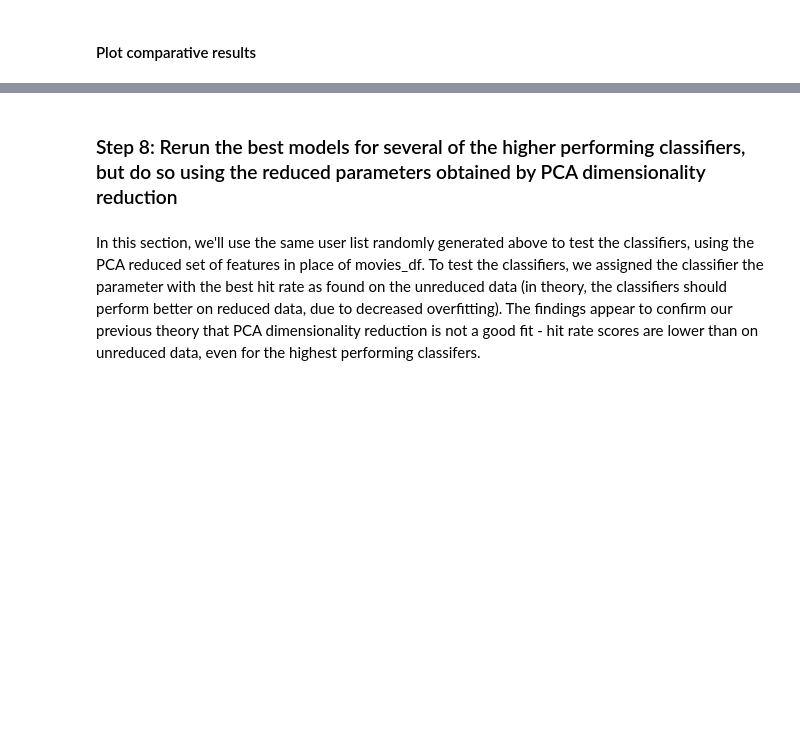
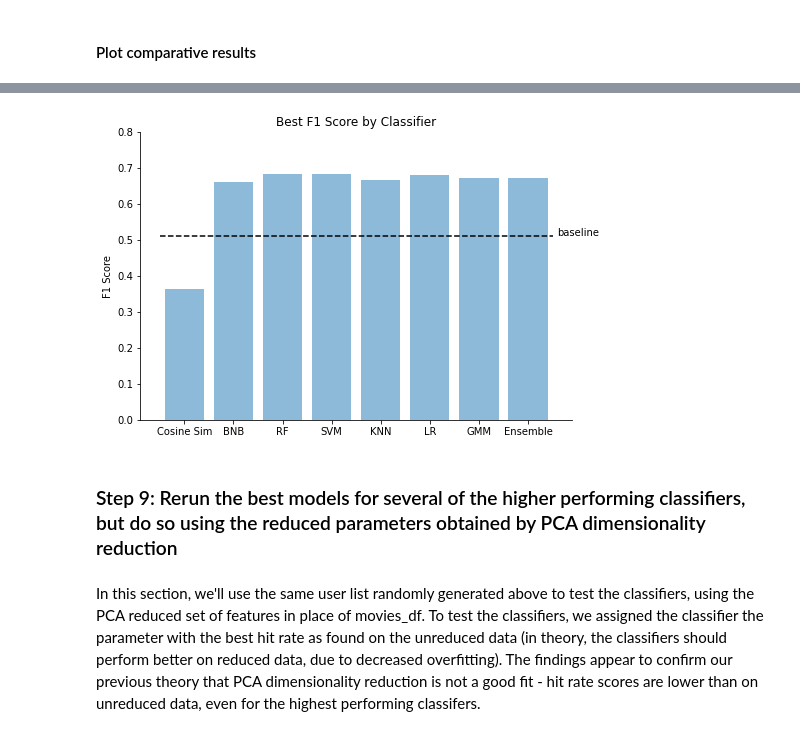
Before and after one commit to bdougall/W207_movies, a Jupyter notebook: content_based.ipynb, the cells around one changed output, grey strips where cells are left out. Cells and saved outputs as stored; diff of their text form; code cells hidden in the pictures; blank space fills up the shorter version.

```diff
--- a/content_based.ipynb
+++ b/content_based.ipynb
@@ -712,12 +831,13 @@ hit rate==0.115
 # %% [markdown]
 #### Cosine similarity
 # %%
-# compute the hit rate
-hit_rate = get_hit_rate_cosim(user_list, num_rep=movie_features_csr)
+# compute the hit rate and f1 score
+hit_rate, f1_score, novelty_score = get_hit_rate_cosim(user_list, num_rep=movie_features_csr)
 # print results
 print('Cosine similarity')
-print('hit rate=={:.3f}'.format(hit_rate))
+print('hit rate=={:.3f} f1 score=={:.3f}'.format(hit_rate, f1_score))
 # append best_score to clf_scores
-clf_scores.append(hit_rate)
+clf_hit_rate_scores.append(hit_rate)
+clf_f1_scores.append(f1_score)
 # %% [output]
 Cosine similarity
@@ -952,5 +1098,19 @@ plt.show()
+# %%
+fig = plt.figure()
+ax = fig.add_axes([0,0,1,1])
+ax.spines['top'].set_visible(False)
+ax.spines['right'].set_visible(False)
+ax.bar(clf_list[1:], clf_f1_scores[1:], alpha=0.5)
+ax.hlines(clf_f1_scores[0], xmin=-0.5, xmax=7.5, color='black', linestyles='dashed', label='baseline')
+ax.text(7.6, clf_f1_scores[0], 'baseline')
+ax.set_ylabel('F1 Score')
+ax.set_ylim(0.0, 0.8)
+ax.set_title('Best F1 Score by Classifier')
+plt.show()
+# %% [output]
+[figure, added]
 # %% [markdown]
-### Step 8: Rerun the best models for several of the higher performing classifiers, but do so using the reduced parameters obtained by PCA dimensionality reduction
+### Step 9: Rerun the best models for several of the higher performing classifiers, but do so using the reduced parameters obtained by PCA dimensionality reduction
 # %% [markdown]
 In this section, we'll use the same user list randomly generated above to test the classifiers, using the PCA reduced set of features in place of movies_df. To test the classifiers, we assigned the classifier the parameter with the best hit rate as found on the unreduced data (in theory, the classifiers should perform better on reduced data, due to decreased overfitting). The findings appear to confirm our previous theory that PCA dimensionality reduction is not a good fit - hit rate scores are lower than on unreduced data, even for the highest performing classifers.
 # %% [markdown]
```
Also changed, not shown: parts of 61 cells of this notebook, 3 other files.
